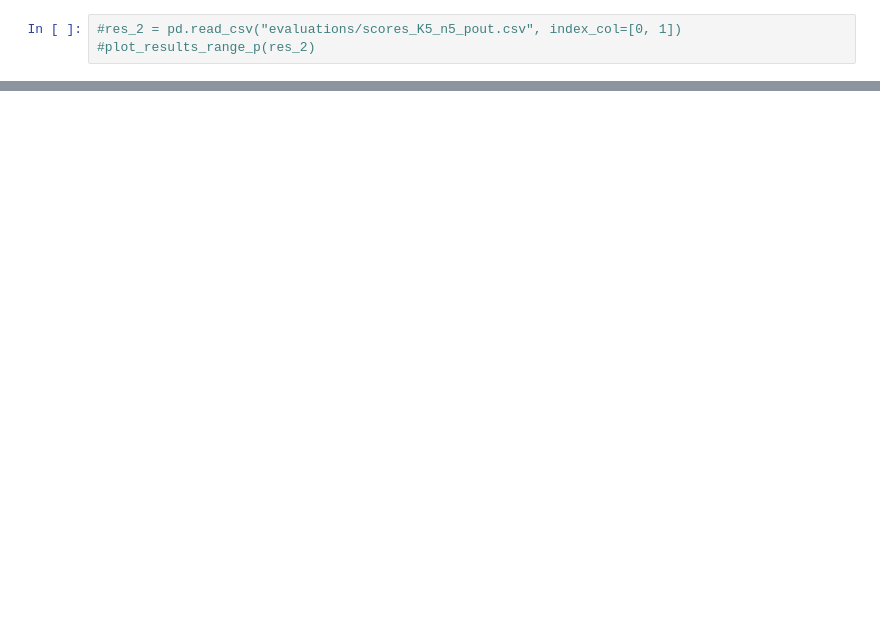
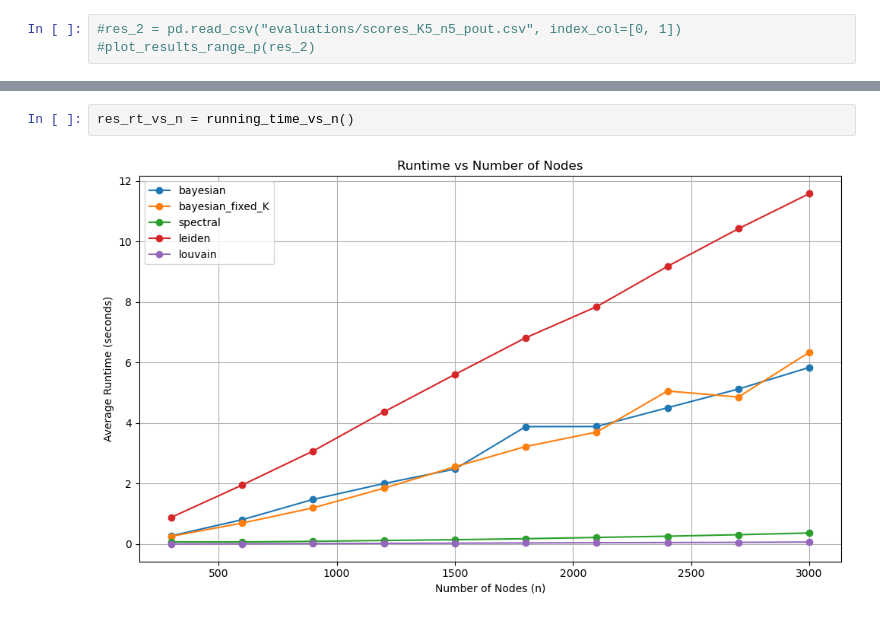
Before and after one commit to salyaa/semester_project, a Jupyter notebook: SBM_tests.ipynb, the cells around one changed output, grey strips where cells are left out. Cells and saved outputs as stored; diff of their text form; blank space fills up the shorter version.

```diff
--- a/SBM_tests.ipynb
+++ b/SBM_tests.ipynb
@@ -81,0 +109,4 @@ Results saved at evaluations/scores_K5_n10_pout.csv!
+# %%
+res_rt_vs_n = running_time_vs_n()
+# %% [output]
+[figure, added]
```
Also changed, not shown: parts of 11 cells of this notebook, 13 other files.
